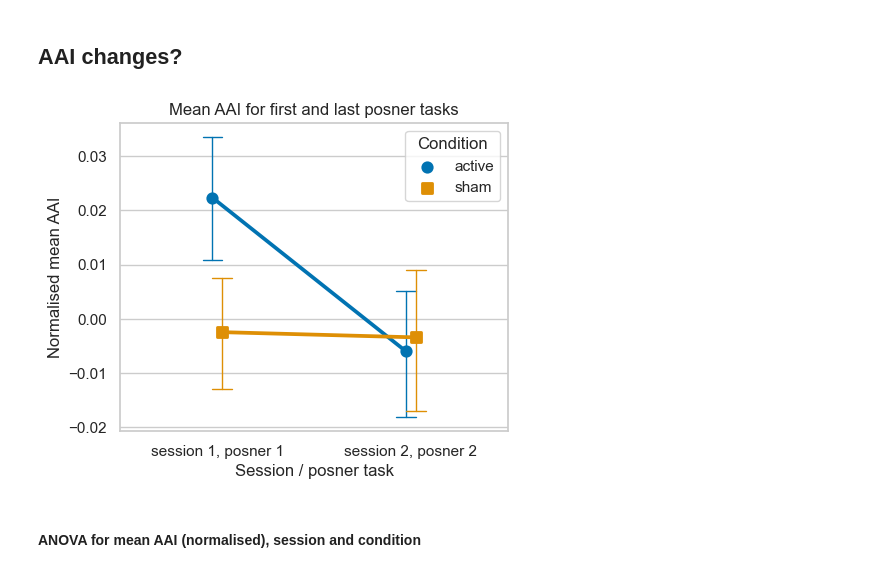
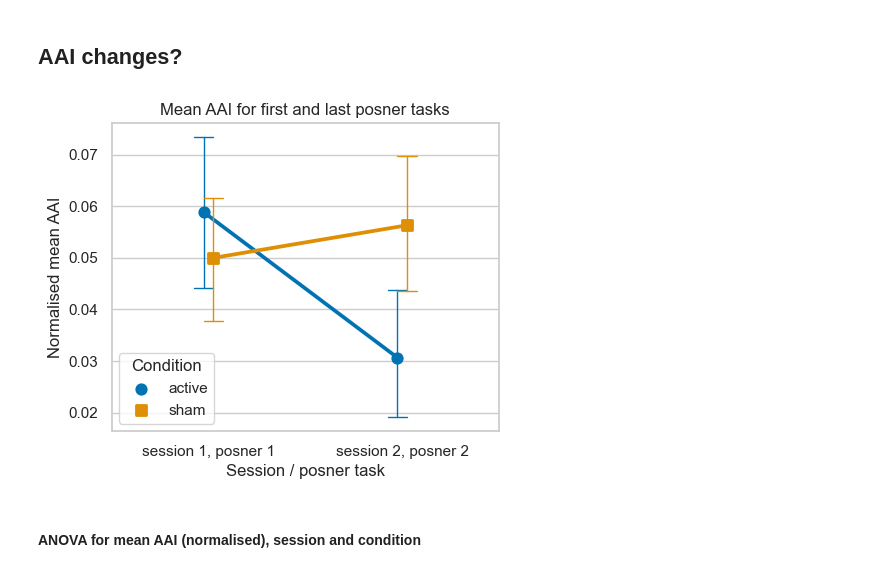
Before and after one commit to locua/joint-analysis, a Jupyter notebook: analysis.ipynb, the cells around one changed output. Saved outputs shown, nothing was run; the diff lists cells and outputs as text; code cells hidden in the pictures.

```diff
--- a/analysis.ipynb
+++ b/analysis.ipynb
@@ -192,15 +192,15 @@ Residual                    7.0723 932.0000     NaN     NaN
 # %%
 # Interaction plot for session_type and task with respect to key_resp.rt
 sns.set(style="whitegrid")
 plt.figure(figsize=(5, 4))
-interaction_plot = sns.pointplot(x='session_number', y='mean_aai', hue='group', data=df_roi, dodge=True, markers=['o', 's'], capsize=.1, errwidth=1, palette='colorblind')
+interaction_plot = sns.pointplot(x='session_number', y='norm_mean_aai', hue='group', data=df_roi, dodge=True, markers=['o', 's'], capsize=.1, errwidth=1, palette='colorblind')
 plt.title('Mean AAI for first and last posner tasks')
 plt.xlabel('Session / posner task')
 plt.ylabel('Normalised mean AAI')
 plt.legend(title='Condition')
 plt.show()
 # %% [output]
-[figure, old version]
+[figure, new version]
 # %% [markdown]
 #### ANOVA for mean AAI (normalised), session and condition
 # %%
```
Also changed, not shown: parts of 5 cells of this notebook.
